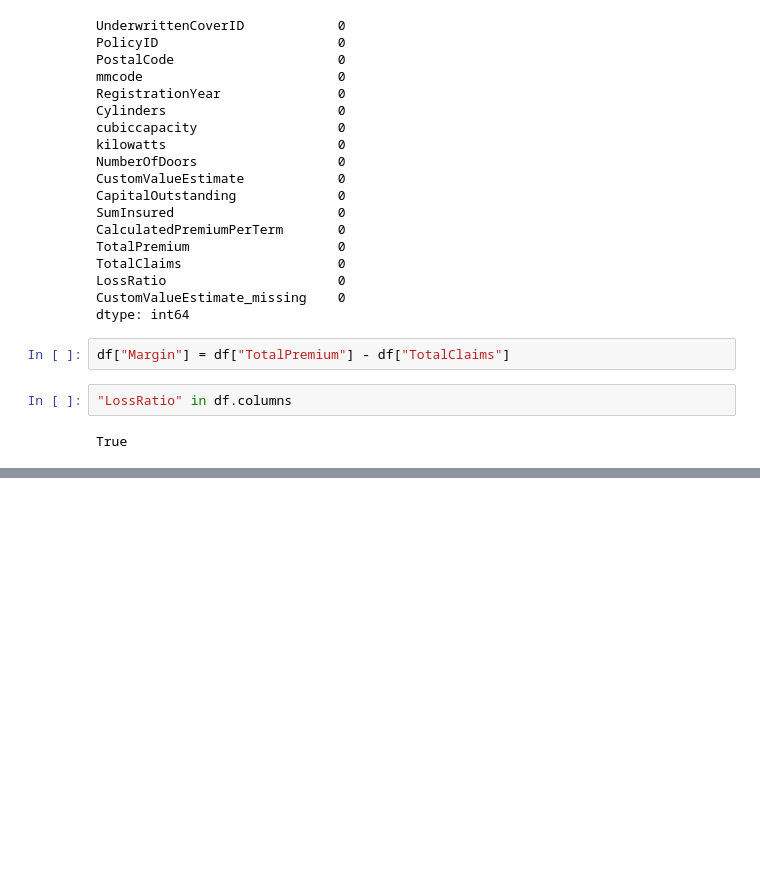
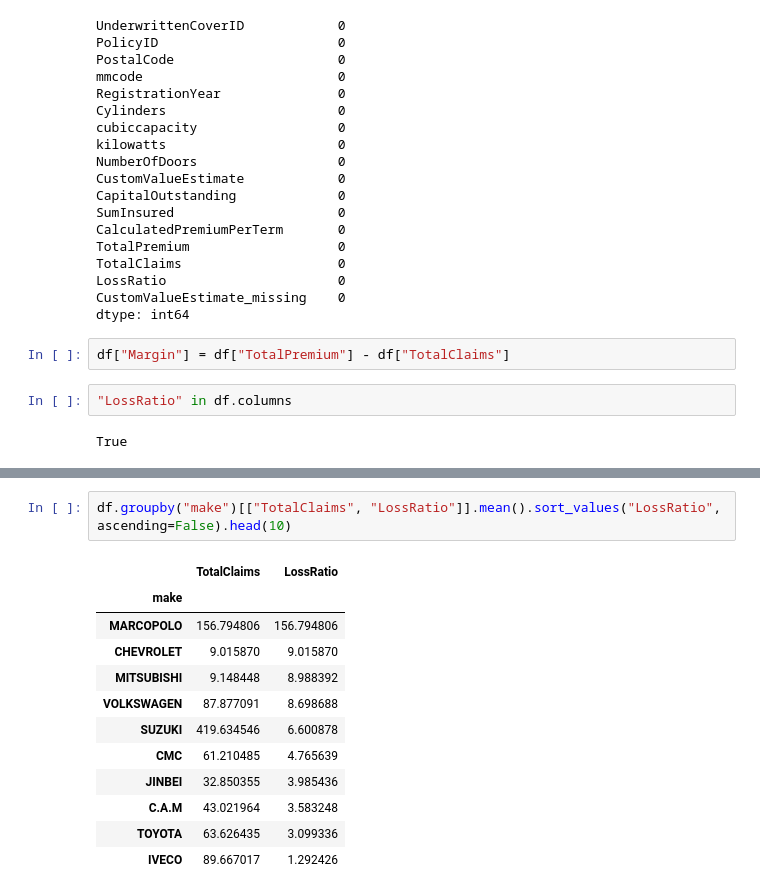
Before and after one commit to redietwogayehu/insurance-risk-analytics, a Jupyter notebook: notebooks/01_eda.ipynb, the cells around one changed output, grey strips where cells are left out. Cells and saved outputs as stored; diff of their text form; blank space fills up the shorter version.

```diff
--- a/notebooks/01_eda.ipynb
+++ b/notebooks/01_eda.ipynb
@@ -196,0 +285,15 @@ True
+# %%
+df.groupby("make")[["TotalClaims", "LossRatio"]].mean().sort_values("LossRatio", ascending=False).head(10)
+# %% [output]
+|  | TotalClaims | LossRatio |
+| make |  |  |
+| MARCOPOLO | 156.794806 | 156.794806 |
+| CHEVROLET | 9.015870 | 9.015870 |
+| MITSUBISHI | 9.148448 | 8.988392 |
+| VOLKSWAGEN | 87.877091 | 8.698688 |
+| SUZUKI | 419.634546 | 6.600878 |
+| CMC | 61.210485 | 4.765639 |
+| JINBEI | 32.850355 | 3.985436 |
+| C.A.M | 43.021964 | 3.583248 |
+| TOYOTA | 63.626435 | 3.099336 |
+| IVECO | 89.667017 | 1.292426 |
```
Also changed, not shown: parts of 10 cells of this notebook.
